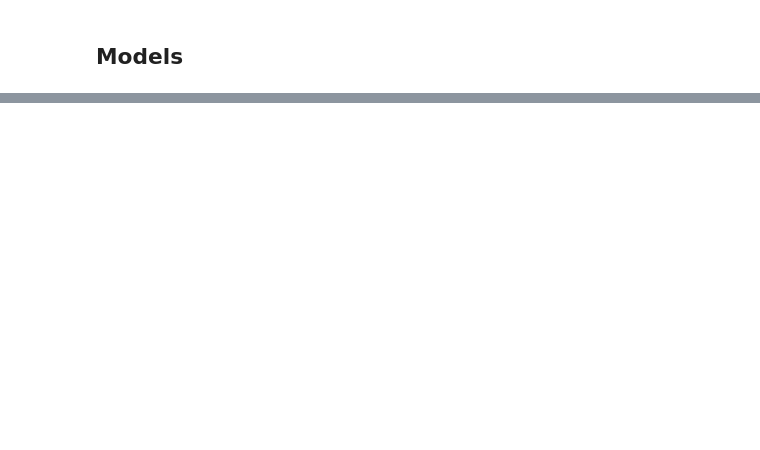
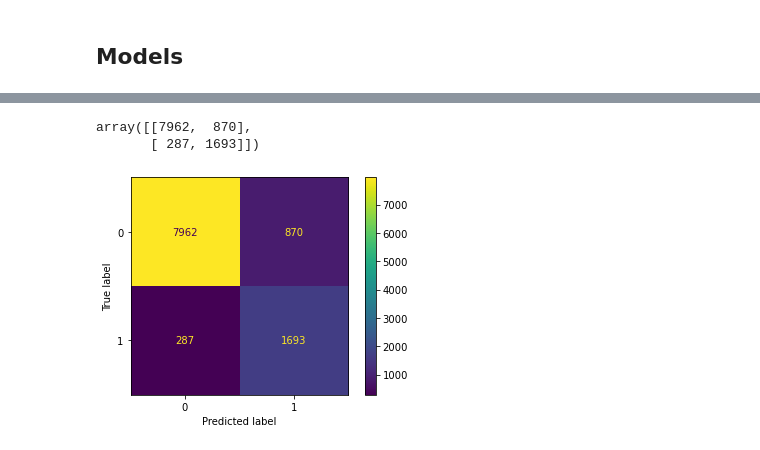
Before and after one commit to DerrickDDInAI/sound-anomaly-detection, a Jupyter notebook: core/Pipeline.ipynb, the cells around one changed output, grey strips where cells are left out. Saved outputs shown, nothing was run; the diff lists cells and outputs as text; code cells hidden in the pictures; blank space fills up the shorter version.

```diff
--- a/core/Pipeline.ipynb
+++ b/core/Pipeline.ipynb
@@ -93,0 +115,13 @@ X_test:  (5406, 65)    - y_train: (5406,)
+# %%
+# Split into training and test sets
+
+## Split into training and test sets
+X_train, X_test, y_train, y_test = train_test_split(X,
+                                                    y,
+                                                    test_size=0.2,
+                                                    random_state=42,
+                                                    stratify=y
+                                                   )
+
+print(f"X_train: {X_train.shape}   - y_train: {y_train.shape}")
+print(f"X_test:  {X_test.shape}    - y_train: {y_test.shape}")
@@ -270,3 +381,14 @@ weighted avg       1.00      1.00      1.00      5406
 # %%
 # numeric_transformer = make_pipeline(StandardScaler())
 # category_transformer = make_pipeline(OneHotEncoder())
+# %%
+from sklearn.metrics import confusion_matrix
+confusion_matrix(y_test, loaded_model.predict(X_test))
+# %% [output]
+array([[7962,  870],
+       [ 287, 1693]])
+# %%
+from sklearn.metrics import plot_confusion_matrix
+plot_confusion_matrix(loaded_model, X_test, y_test);
+# %% [output]
+[figure, added]
```
Also changed, not shown: parts of 12 cells of this notebook, 1 other file.
